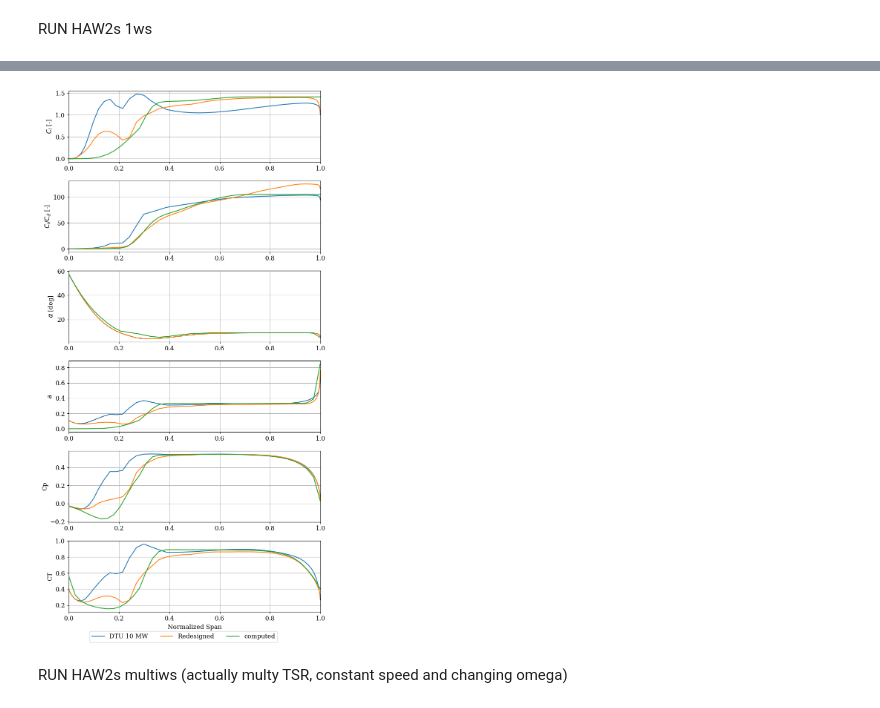
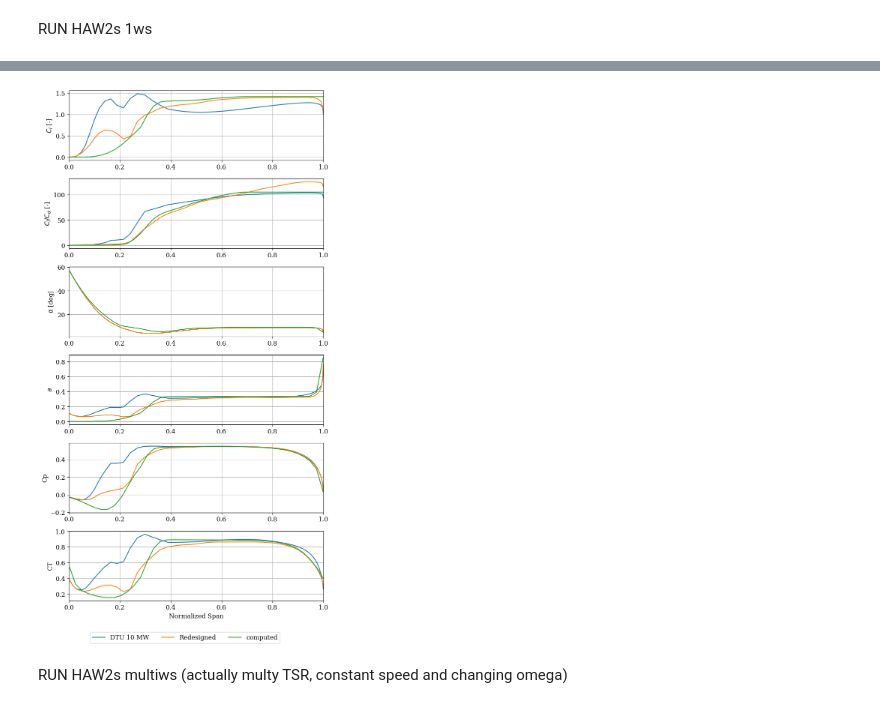
Before and after one commit to nicolaquaia/LAC_final, a Jupyter notebook: assignment_01/assignment1_03.ipynb, the cells around one changed output, grey strips where cells are left out. Cells and saved outputs as stored; diff of their text form; code cells hidden in the pictures.

Commit message:
final plots? I sure hope so

```diff
--- a/assignment_01/assignment1_03.ipynb
+++ b/assignment_01/assignment1_03.ipynb
@@ -416,36 +549,36 @@ axs1[2].set_ylabel(r"$\alpha$ [deg]")
 axs1[2].set_xlim(0, 1)
 axs1[2].grid(True)  # Add grid
 
 
 axs1[3].plot(r_DTU_10/(R_X-r_hub), ind_data_DTU_10["a"])
 axs1[3].plot(r_redesign/(R_Y-r_hub), ind_data["a"])
 axs1[3].plot(r_analytical/(R_Y-r_hub), a_analytical)
 axs1[3].set_ylabel(r"$a$")
 axs1[3].set_xlim(0, 1)
 axs1[3].grid(True)  # Add grid
 
 axs1[4].plot(r_DTU_10/(R_X-r_hub), ind_data_DTU_10["CP"])
 axs1[4].plot(r_redesign/(R_Y-r_hub), ind_data["CP"])
 axs1[4].plot(r_analytical/(R_Y-r_hub), CP_analytical)
 axs1[4].set_ylabel('Cp')
 axs1[4].set_xlim(0, 1)
 axs1[4].grid(True)  # Add grid
 
 axs1[5].plot(r_DTU_10/(R_X-r_hub), ind_data_DTU_10["CT"])
 axs1[5].plot(r_redesign/(R_Y-r_hub), ind_data["CT"])
 axs1[5].plot(r_analytical/(R_Y-r_hub), CT_analytical)
 axs1[5].set_ylabel('CT')
 axs1[5].set_xlabel("Normalized Span")  # Add label for the last plot
 axs1[5].set_xlim(0, 1)
 axs1[5].grid(True)  # Add grid
 
 plt.tight_layout()
-fig1.legend(loc='lower center', ncol=3, bbox_to_anchor=(0.5, -0.01))
-plt.subplots_adjust(bottom=0.05)  # Add more space at the bottom if needed
+fig1.legend(loc='lower center', ncol=3, bbox_to_anchor=(0.5, -0.001))
+plt.subplots_adjust(bottom=0.08)  # Add more space at the bottom if needed
 plt.savefig('03_part2_quantities_vs_radius.pdf', format='pdf')
 plt.show()
 # %% [output]
-[figure, old version]
+[figure, new version]
 # %% [markdown]
 RUN HAW2s multiws (actually multy TSR, constant speed and changing omega)
 # %%
```
Also changed, not shown: parts of 8 cells of this notebook, 39 other files.
